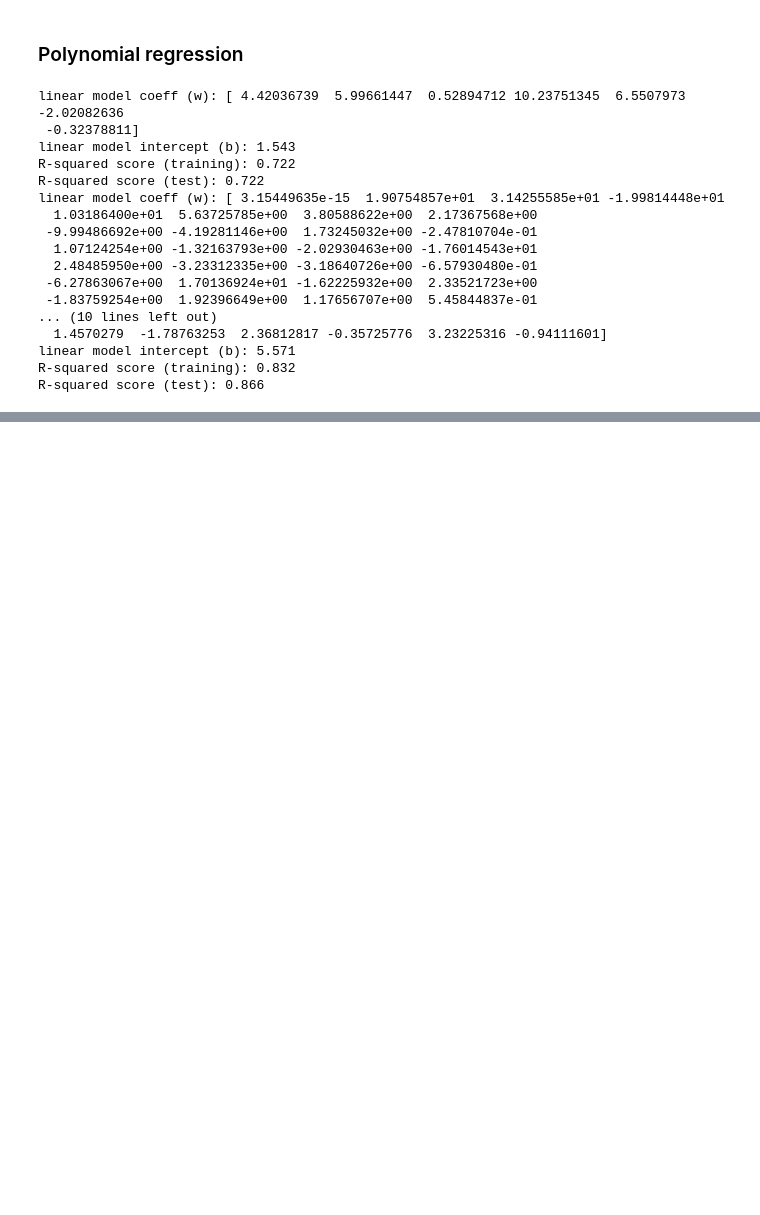
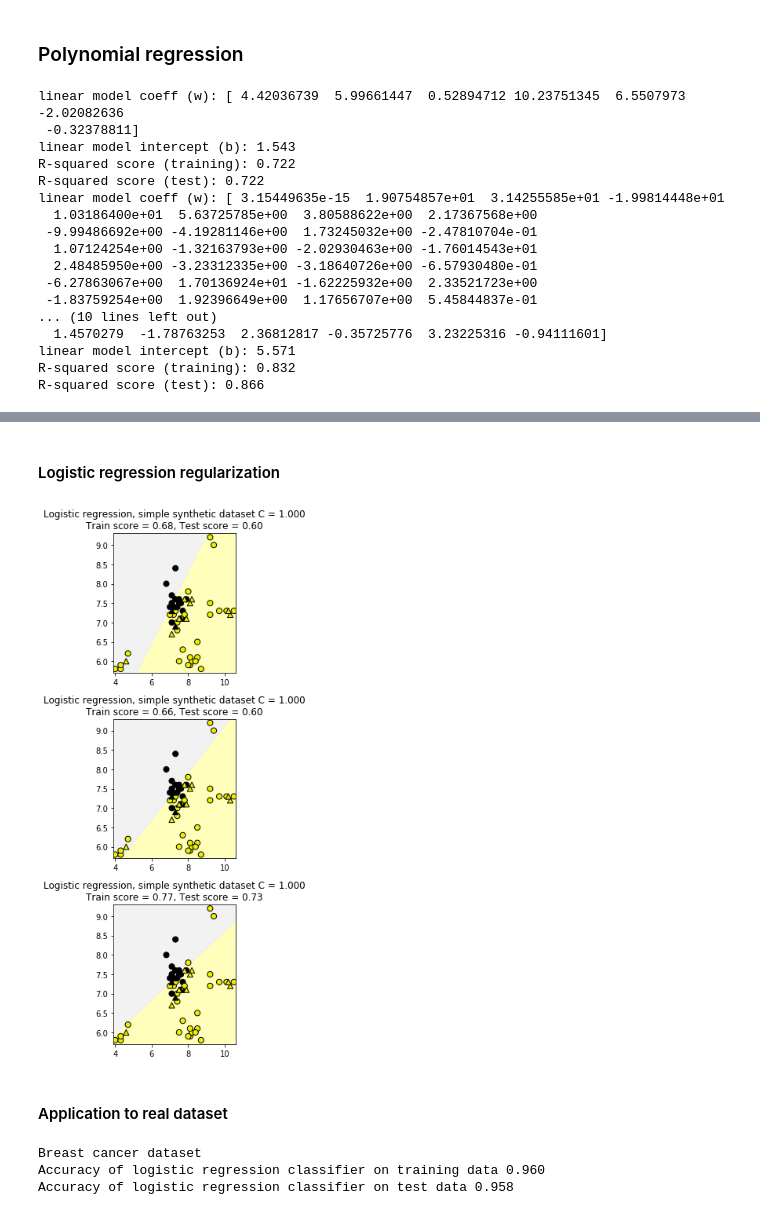
Before and after one commit to djaballah/Applied-Machine-Learning, a Jupyter notebook: module 2/module2-notebook.ipynb, the cells around one changed output, grey strips where cells are left out. Saved outputs shown, nothing was run; the diff lists cells and outputs as text; code cells hidden in the pictures; blank space fills up the shorter version.

```diff
--- a/module 2/module2-notebook.ipynb
+++ b/module 2/module2-notebook.ipynb
@@ -440,0 +510,40 @@ R-squared score (test): 0.866
+# %% [markdown]
+#### Logistic regression regularization
+# %%
+X_train, X_test, y_train, y_test = (
+train_test_split(X_fruits_2d.as_matrix(),
+                y_fruits_appl.as_matrix(),
+                random_state=0))
+
+fig, subaxes = plt.subplots(3, 1, figsize=(4, 10))
+
+for c, ax in zip([1, 10, 100], subaxes):
+    clf = LogisticRegression(C=c)
+    clf.fit(X_train, y_train)
+    acc_train = clf.score(X_train, y_train)
+    acc_test = clf.score(X_test, y_test)
+    plot_class_regions_for_classifier_subplot(clf, X_train, y_train,
+                                             X_test, y_test, title,
+                                             ax)
+plt.tight_layout()
+# %% [output]
+[figure, added]
+# %% [markdown]
+#### Application to real dataset
+# %%
+from sklearn.linear_model import LogisticRegression
+
+X_train, X_test, y_train, y_test = train_test_split(X_cancer, y_cancer, random_state=0)
+
+clf = LogisticRegression()
+clf.fit(X_train, y_train)
+
+print('Breast cancer dataset')
+print('Accuracy of logistic regression classifier on training data {:.3f}'
+     .format(clf.score(X_train, y_train)))
+print('Accuracy of logistic regression classifier on test data {:.3f}'.
+     format(clf.score(X_test, y_test)))
+# %% [output]
+Breast cancer dataset
+Accuracy of logistic regression classifier on training data 0.960
+Accuracy of logistic regression classifier on test data 0.958
```
Also changed, not shown: parts of 5 cells of this notebook.
